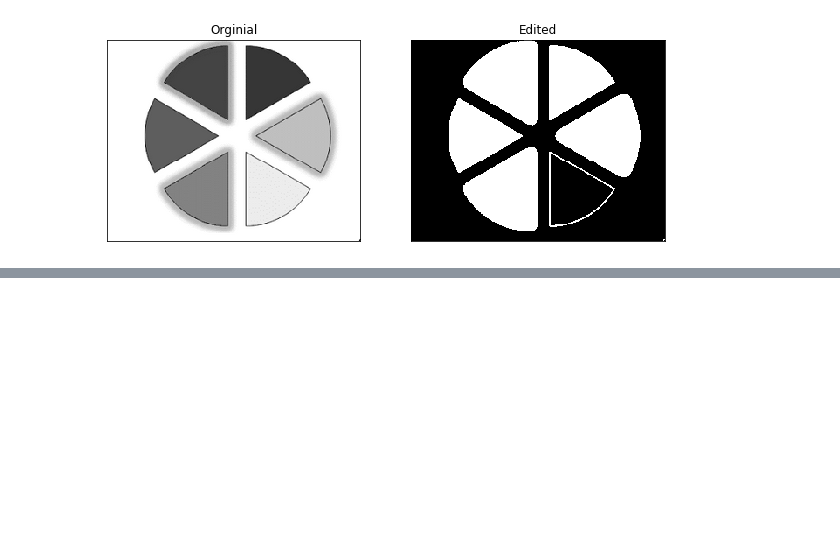
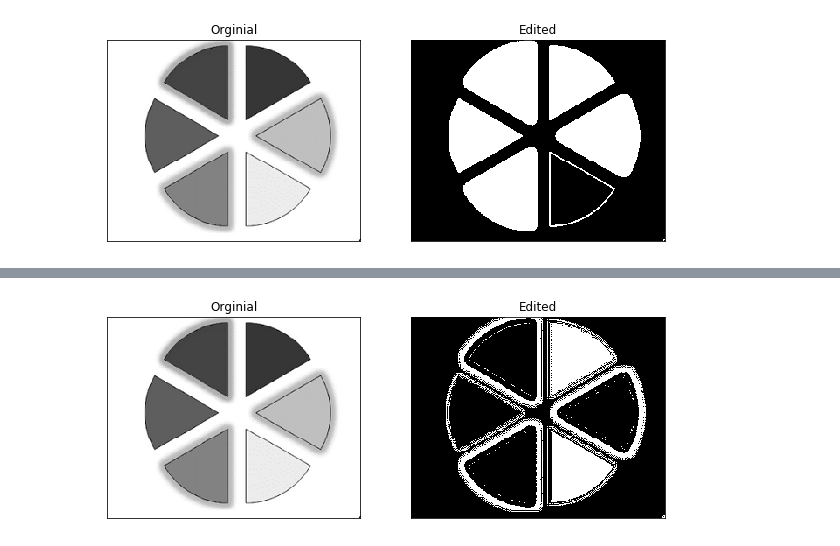
Before and after one commit to jej24/INTERPOL, a Jupyter notebook: INTERPOLACION.ipynb, the cells around one changed output, grey strips where cells are left out. Saved outputs shown, nothing was run; the diff lists cells and outputs as text; code cells hidden in the pictures; blank space fills up the shorter version.

```diff
--- a/INTERPOLACION.ipynb
+++ b/INTERPOLACION.ipynb
@@ -341,0 +416,41 @@ threshold('pastel.png', 220)
+# %%
+def binarizacion(img,minr=10, maxr=60, minr2=0,maxr2=10):
+
+    img = cv2.imread(img, 0)
+    # Find width and height of image
+    row, column = img.shape
+
+    #create an zeros array to store the sliced image
+
+    img1 = np.zeros((row,column), dtype = 'uint8')
+
+    #Specify the min and max range
+
+    min_range = minr
+    max_range = maxr
+
+    min_range2 = minr2
+    max_range2 = maxr2
+
+    #loop over the input image and if pixel value lies in
+
+    for i in range(row):
+        for j in range(column):
+            if img[i,j]>min_range and img[i,j]<max_range or img[i,j]>min_range2 and img[i,j]<max_range2:
+                img1[i,j] = 255
+            else:
+                img1[i,j] = 0
+
+
+
+          #if img[i,j]>230 and img[i,j]<255:
+
+                #img1[i,j] = 255
+
+    #display the image
+
+    display22(img, img1)
+
+binarizacion('pastel.png',0,58,200,255)
+# %% [output]
+[figure, added]
```
Also changed, not shown: parts of 3 cells of this notebook.
